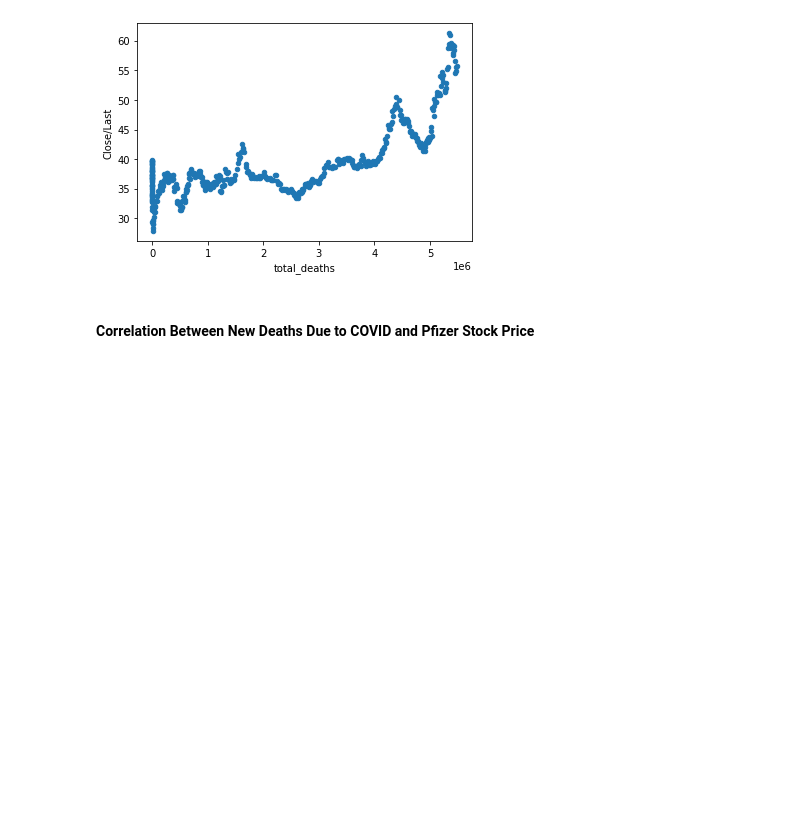
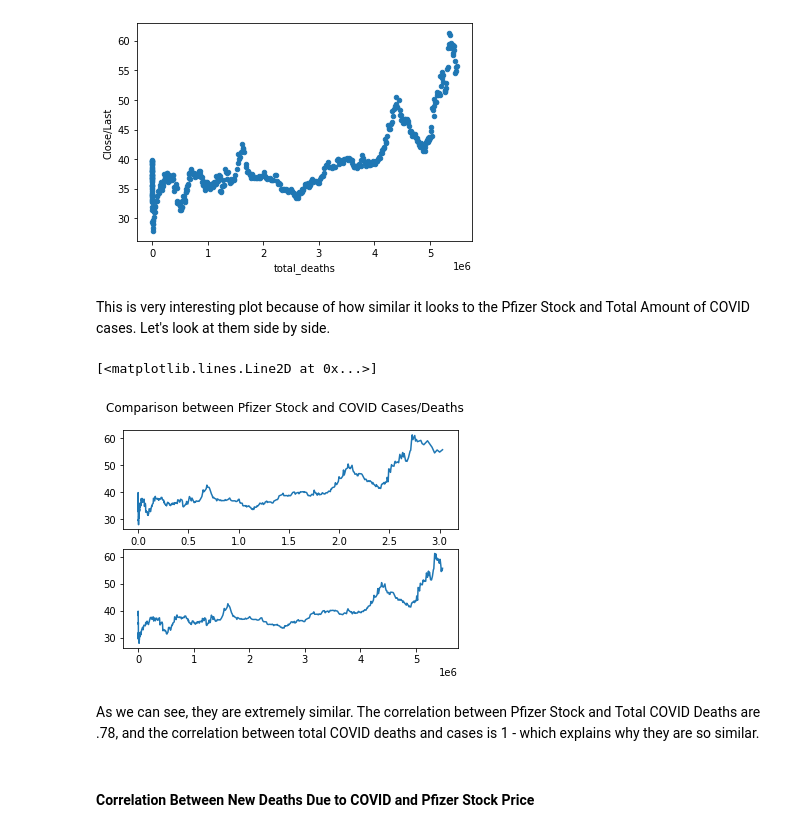
Before and after one commit to sltimmins/Project-2, a Jupyter notebook: Project02.ipynb, the cells around one changed output. Saved outputs shown, nothing was run; the diff lists cells and outputs as text; code cells hidden in the pictures; blank space fills up the shorter version.

```diff
--- a/Project02.ipynb
+++ b/Project02.ipynb
@@ -284,6 +371,24 @@ merged.plot(kind = "scatter", x = "total_deaths", y = "Close/Last")
 plt.show()
 # %% [output]
 [figure]
+# %% [markdown]
+This is very interesting plot because of how similar it looks to the Pfizer Stock and Total Amount of COVID cases. Let's look at them side by side.
+# %%
+# Here, we plot the two plots on top of one another
+# The top is total_cases and lower is total_deaths
+fig, axs = plt.subplots(2)
+fig.suptitle('Comparison between Pfizer Stock and TOTAL COVID Cases/Deaths')
+x1 = merged["total_cases"]
+x2 = merged["total_deaths"]
+y = merged["Close/Last"]
+
+axs[0].plot(x1, y)
+axs[1].plot(x2, y)
+# %% [output]
+[<matplotlib.lines.Line2D at 0x...>]
+[figure, added]
+# %% [markdown]
+As we can see, they are extremely similar. The correlation between Pfizer Stock and Total COVID Deaths are .78, and the correlation between total COVID deaths and cases is 1 - which explains why they are so similar.
 # %% [markdown]
 #### Correlation Between New Deaths Due to COVID and Pfizer Stock Price
 # %%
```
Also changed, not shown: parts of 31 cells of this notebook.
